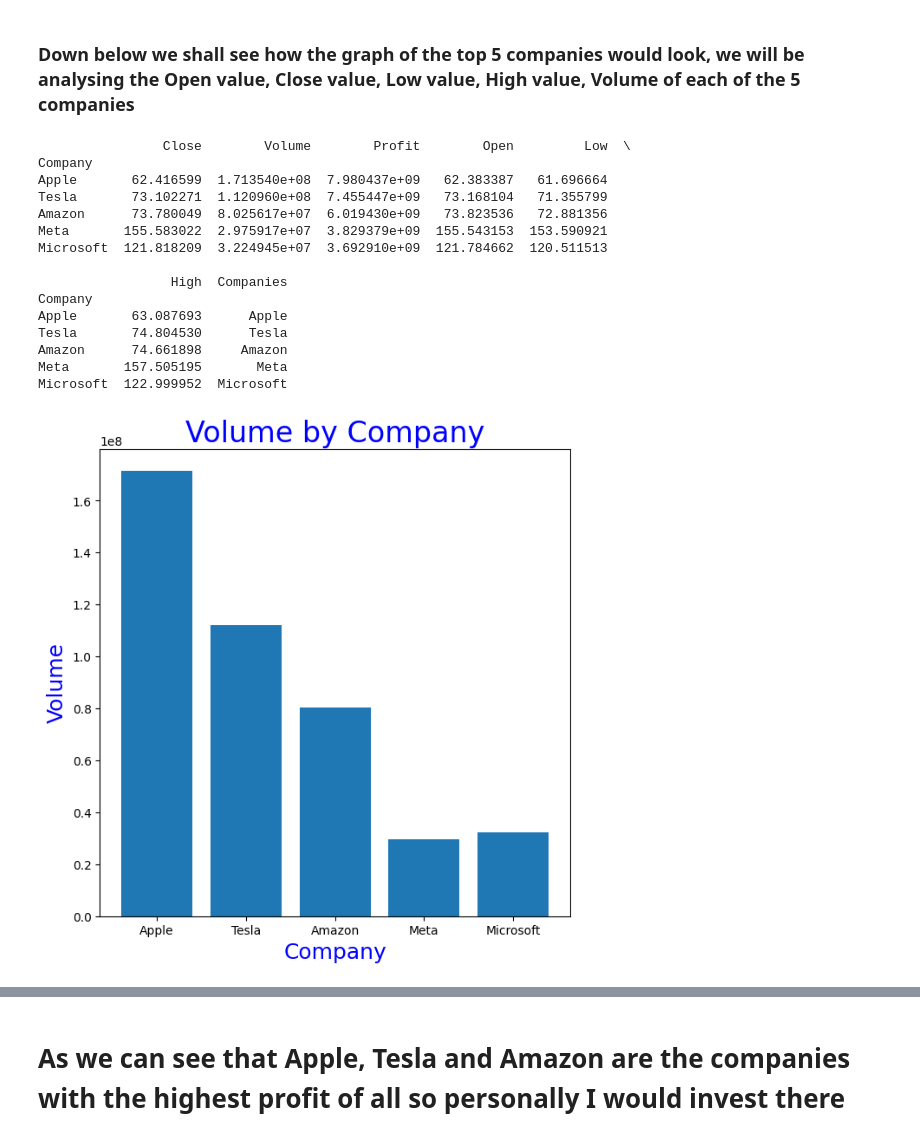
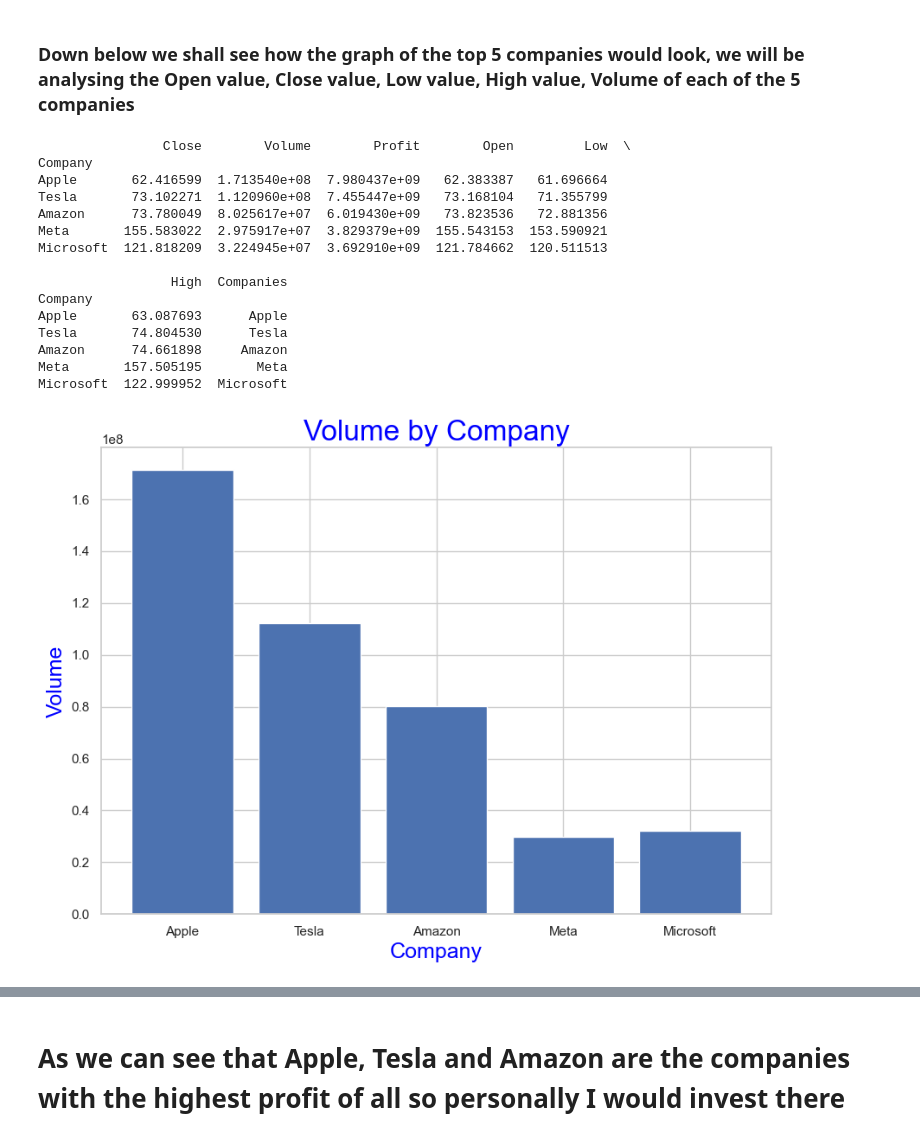
Before and after one commit to ubco-W2022T2-data301/Group35, a Jupyter notebook: analysis/analysis2.ipynb, the cells around one changed output, grey strips where cells are left out. Saved outputs shown, nothing was run; the diff lists cells and outputs as text; code cells hidden in the pictures.

```diff
--- a/analysis/analysis2.ipynb
+++ b/analysis/analysis2.ipynb
@@ -59,63 +60,68 @@ gg
 import matplotlib.pyplot as plt
 
 gg['Companies'] = gg.index
+
 gg.sort_values(by=['Profit'],ascending = False, inplace = True) # This sorts the list of companies based on their profits
 print(gg.head(5))   # this step helps us see the top 5 companies with the highest profit
+gg = gg.head(5)
 
 # Creating a bar plot of the volume of the top 5 companies
-gg = gg.head(5)
-plt.figure(figsize=(7,7))
+sns.set_theme(style="whitegrid")
+plt.figure(figsize=(10,7))
 plt.xlabel('Company', fontsize=18, color='blue')
 plt.ylabel('Volume', fontsize=18, color='blue')
 plt.title('Volume by Company', fontsize=24, color='blue')
 plt.bar(gg['Companies'], gg['Volume'])
 plt.show()
 
-# Creating a bar plot of the opening value of the top 5 companies
-plt.figure(figsize=(7,7))
-plt.xlabel('Company', fontsize=18, color='blue')
-plt.ylabel('Open', fontsize=18, color='blue')
-plt.title('Opening value of the Companies', fontsize=24, color='blue')
-plt.bar(gg['Companies'], gg['Open'])
+
+# Creating a displot of the opening value of the top 5 companies
+sns.set_theme(style="whitegrid")
+sns.displot(data = gg, x = 'Companies', y = 'Open')
+plt.xlabel('Company', fontsize = 18, color ='blue')
+plt.ylabel('Open', fontsize = 18, color = 'blue')
+plt.title('Opening values of the Companies', fontsize = 23, color = 'blue')
+sns.despine(left = True)
 plt.show()
 
-# Creating a bar plot of the closing value of the top 5 companies
-plt.figure(figsize=(7,7))
-plt.xlabel('Company', fontsize=18, color='blue')
-plt.ylabel('Close', fontsize=18, color='blue')
-plt.title('Closing value of the Companies', fontsize=24, color='blue')
-plt.bar(gg['Companies'], gg['Close'])
+# Creating a pairplot of the closing value of the top 5 companies
+sns.set_theme(style = "whitegrid")
+close = sns.pairplot(data = gg, vars = ['Companies', 'Close'], height = 4, aspect = 2)
+close.fig.suptitle('Closing value of the Companies', fontsize = 24, color = 'blue', y = 1)
+sns.despine(left = True)
 plt.show()
 
-# Creating a bar plot of the low value of the top 5 companies
-plt.figure(figsize=(7,7))
-plt.xlabel('Company', fontsize=18, color='blue')
-plt.ylabel('Low', fontsize=18, color='blue')
-plt.title('Low value of the Companies', fontsize=24, color='blue')
-plt.bar(gg['Companies'], gg['Low'])
+# Creating a pointplot of the high value of the top 5 companies
+sns.set_theme(style="whitegrid")
+fig, x = plt.subplots(figsize=(10, 7))
+sns.pointplot(data = gg, x = 'Companies', y = 'High', ax = x)
+x.set_xlabel('Company', fontsize = 18, color ='blue')
+x.set_ylabel('High', fontsize = 18, color = 'blue')
+x.set_title('High value of the Companies', fontsize = 24, color = 'blue')
+sns.despine(left = True)
 plt.show()
 
-# Creating a bar plot of the high value of the top 5 companies
-plt.figure(figsize=(7,7))
-plt.xlabel('Company', fontsize=18, color='blue')
-plt.ylabel('High', fontsize=18, color='blue')
-plt.title('High value of the Companies', fontsize=24, color='blue')
-plt.bar(gg['Companies'], gg['High'])
+# Creating a heatmap of all the datas of the top 5 companies
+sns.set_theme(style="whitegrid")
+i = gg.corr(numeric_only=True)
+fig, x = plt.subplots(figsize=(10, 7))
+sns.heatmap(i, xticklabels = i.columns, yticklabels = i.columns, ax = x)
+x.set_title('This is the Heat Map of all data', fontsize = 24, color = 'blue')
 plt.show()
 # %% [output]
                 Close        Volume        Profit        Open         Low  \
 Company
 Apple       62.416599  1.713540e+08  7.980437e+09   62.383387   61.696664
 Tesla       73.102271  1.120960e+08  7.455447e+09   73.168104   71.355799
 Amazon      73.780049  8.025617e+07  6.019430e+09   73.823536   72.881356
 Meta       155.583022  2.975917e+07  3.829379e+09  155.543153  153.590921
 Microsoft  121.818209  3.224945e+07  3.692910e+09  121.784662  120.511513
 
                  High  Companies
 Company
 Apple       63.087693      Apple
 Tesla       74.804530      Tesla
 Amazon      74.661898     Amazon
 Meta       157.505195       Meta
 Microsoft  122.999952  Microsoft
-[figure, old version]
+[figure, new version]
```
Also changed, not shown: parts of 3 cells of this notebook, 2 other files.
